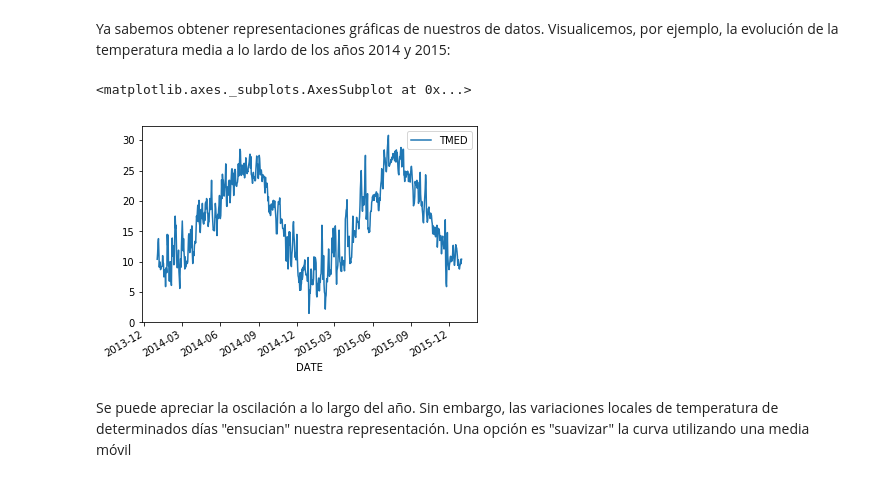
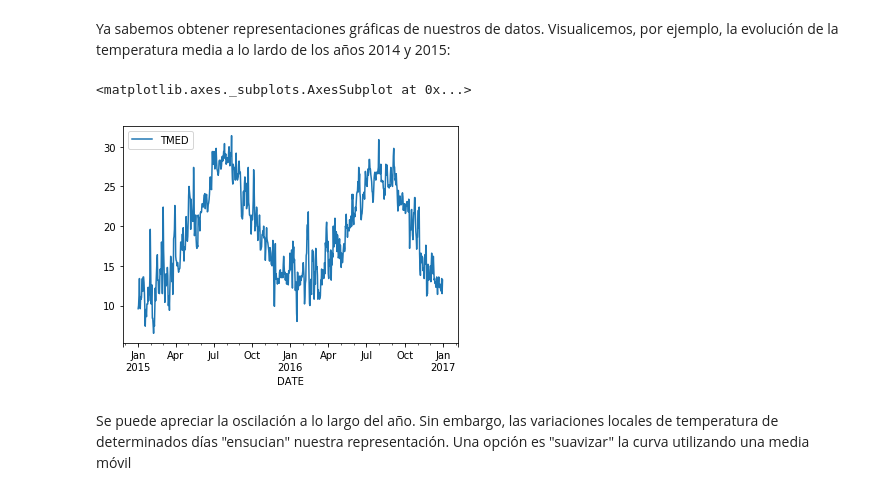
Before and after one commit to CAChemE/python-analisis-modelado-datos, a Jupyter notebook: notebooks/0102_Pandas-Operaciones-con-DataFrames.ipynb, the cells around one changed output. Drawn from its saved outputs; the diff is of its cells as text; code cells hidden in the pictures.

Commit message:
updated data: Alicante weather

```diff
--- a/notebooks/0102_Pandas-Operaciones-con-DataFrames.ipynb
+++ b/notebooks/0102_Pandas-Operaciones-con-DataFrames.ipynb
@@ -63,0 +17,12 @@ data.head(5)
+# %%
+data_all = pd.read_csv(
+    "../data/alicante_climate_AEMET.csv",
+    skiprows=3,
+    delimiter='\t',
+    usecols=[0, 1, 3, 4, 5, 6, 8, 10, 11, 12, 13],
+    names=['DIR', 'DATE', 'NAME', 'PRECIP', 'PMAX', 'PMIN', 'MAG_MAX', 'TMAX', 'TMED', 'TMIN', 'MAG_MED'],
+    parse_dates=['DATE'],
+    index_col=['DATE']
+    )
+
+data_all.head()
@@ -64,16 +37,16 @@ data.head(5)
+# %%
+data = data_all[data_all['NAME'] == 'ALICANTE/ALACANT']
 # %% [markdown]
 <div class="alert alert-info">Para acordarnos de cómo parsear las fechas: http://strftime.org/</div>
-# %%
-data.sort_index(inplace=True)
 # %% [markdown]
 ### Funciones "rolling"
 # %% [markdown]
 Ya sabemos obtener representaciones gráficas de nuestros de datos. Visualicemos, por ejemplo, la evolución de la temperatura media a lo lardo de los años 2014 y 2015:
 # %%
-data.loc['2014-01-01':'2015-12-31'].plot(y='TMED')
+data.loc['2015-01-01':'2016-12-31'].plot(y='TMED')
 # %% [output]
 <matplotlib.axes._subplots.AxesSubplot at 0x...>
-[figure, old version]
+[figure, new version]
 # %% [markdown]
 Se puede apreciar la oscilación a lo largo del año. Sin embargo, las variaciones locales de temperatura de determinados días "ensucian" nuestra representación. Una opción es "suavizar" la curva utilizando una media móvil
 # %% [markdown]
```
Also changed, not shown: parts of 25 cells of this notebook, 5 other files.
